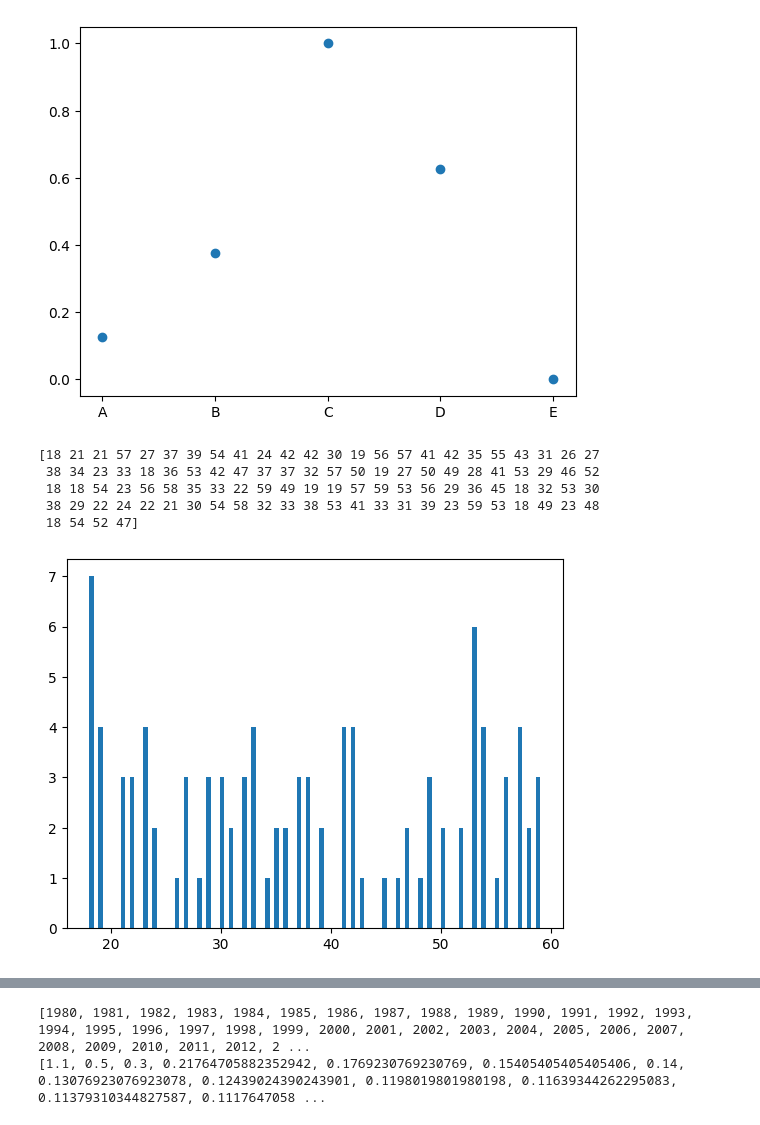
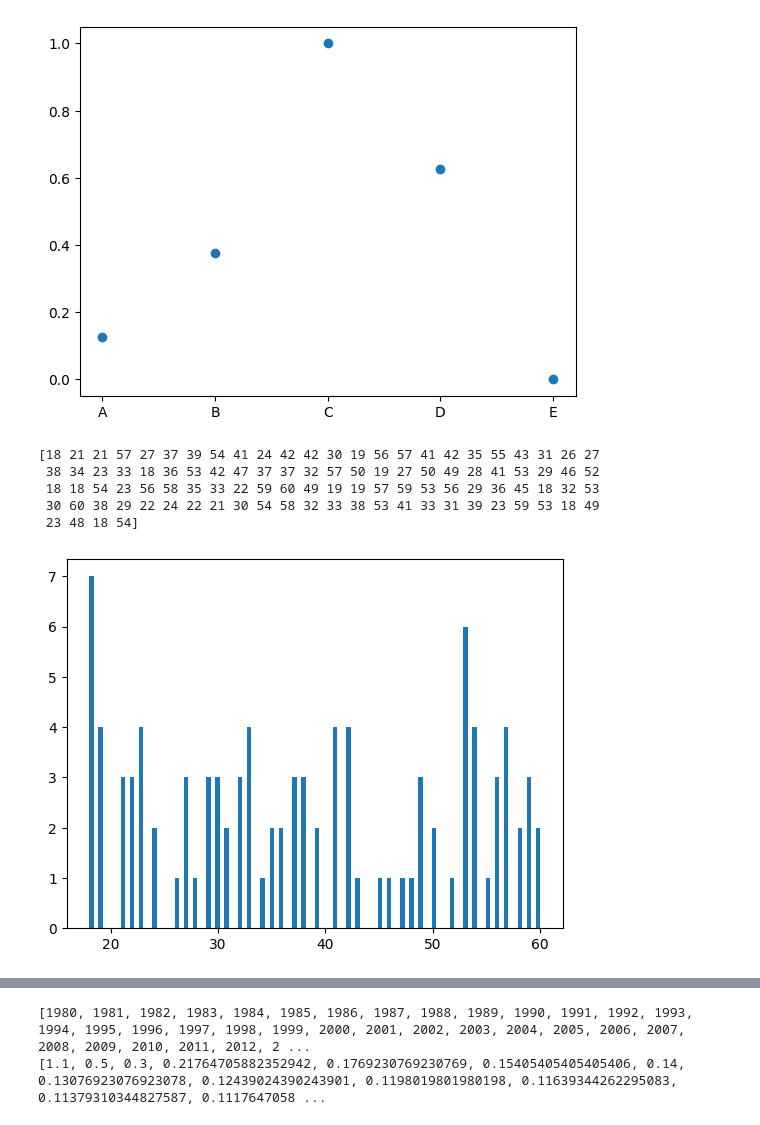
Before and after one commit to CypherKingdom/DataAnalysisPython, a Jupyter notebook: plotting.ipynb, the cells around one changed output, grey strips where cells are left out. Drawn from its saved outputs; the diff is of its cells as text; code cells hidden in the pictures.

```diff
--- a/plotting.ipynb
+++ b/plotting.ipynb
@@ -56,24 +56,23 @@ plt.show()
 [figure]
 [figure]
 # %%
-# Exercise 3: Create a list called Customer ages that
-# contains 100 random age between 18 and 60.
-# Print the list of ages, then generate a histogram
-# showing the distribution of customer ages.
+# Exercise 3: Create a list called Customer ages that contains 100 random age between 18 and 60.
+# Print the list of ages, then generate a histogram showing the distribution of customer ages.
 
 import numpy as np
+
 np.random.seed(0)
-Customer_ages = np.random.randint(18, 60, 100)
+Customer_ages = np.random.randint(18, 61, 100)
 print(Customer_ages)
 plt.hist(Customer_ages, bins = 100)
 plt.show()
 # %% [output]
 [18 21 21 57 27 37 39 54 41 24 42 42 30 19 56 57 41 42 35 55 43 31 26 27
  38 34 23 33 18 36 53 42 47 37 37 32 57 50 19 27 50 49 28 41 53 29 46 52
- 18 18 54 23 56 58 35 33 22 59 49 19 19 57 59 53 56 29 36 45 18 32 53 30
- 38 29 22 24 22 21 30 54 58 32 33 38 53 41 33 31 39 23 59 53 18 49 23 48
- 18 54 52 47]
+ 18 18 54 23 56 58 35 33 22 59 60 49 19 19 57 59 53 56 29 36 45 18 32 53
+ 30 60 38 29 22 24 22 21 30 54 58 32 33 38 53 41 33 31 39 23 59 53 18 49
+ 23 48 18 54]
-[figure, old version]
+[figure, new version]
 # %%
 # Exercise 4: We have 2 lists:
 # Advertising Spending = [10, 20, 30, 40, 50, 60, 70, 80, 90, 100, 120, 140, 160, 180, 200]
```
Also changed, not shown: parts of 8 cells of this notebook, 15 other files.
